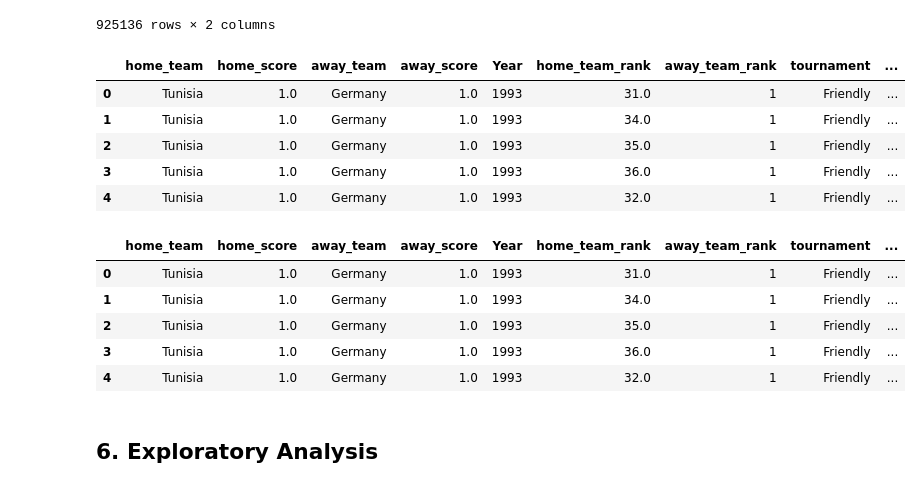
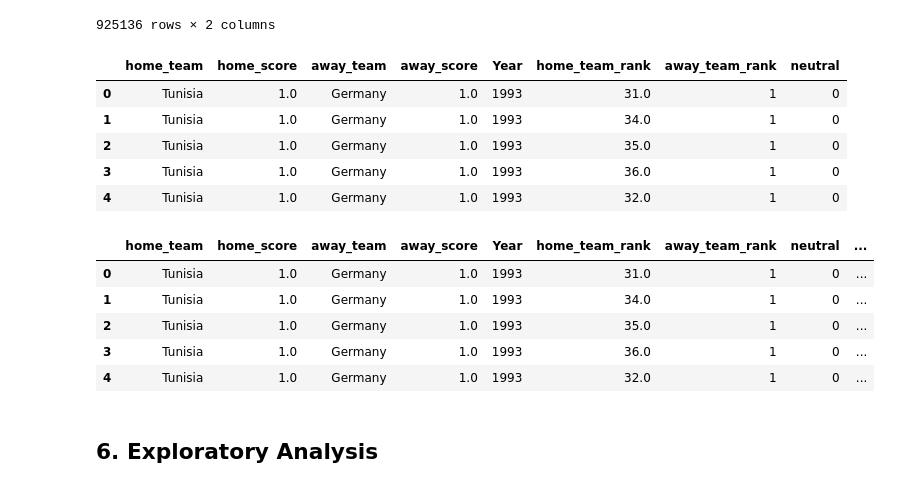
Before and after one commit to mburu-mwangi/Moringa-Machine-Learning-Wk-1, a Jupyter notebook: Moringa_Data_Science_Core_W6_Independent_Project_2021_10_Alfonce_Mwangi_Python_Notebook.ipynb, the cells around one changed output. Cells and saved outputs as stored; diff of their text form; code cells hidden in the pictures.

```diff
--- a/Moringa_Data_Science_Core_W6_Independent_Project_2021_10_Alfonce_Mwangi_Python_Notebook.ipynb
+++ b/Moringa_Data_Science_Core_W6_Independent_Project_2021_10_Alfonce_Mwangi_Python_Notebook.ipynb
@@ -627,15 +630,15 @@ Status
 # %%
 # Dropping the columns that won't be used in regression
 #
-result_ranking.drop(['status'],axis=1,inplace=True)
+result_ranking.drop(['status','tournament'],axis=1,inplace=True)
 result_ranking.head()
 # %% [output]
-|  | home_team | home_score | away_team | away_score | Year | home_team_rank | away_team_rank | tournament | ... |
-| 0 | Tunisia | 1.0 | Germany | 1.0 | 1993 | 31.0 | 1 | Friendly | ... |
-| 1 | Tunisia | 1.0 | Germany | 1.0 | 1993 | 34.0 | 1 | Friendly | ... |
-| 2 | Tunisia | 1.0 | Germany | 1.0 | 1993 | 35.0 | 1 | Friendly | ... |
-| 3 | Tunisia | 1.0 | Germany | 1.0 | 1993 | 36.0 | 1 | Friendly | ... |
-| 4 | Tunisia | 1.0 | Germany | 1.0 | 1993 | 32.0 | 1 | Friendly | ... |
+|  | home_team | home_score | away_team | away_score | Year | home_team_rank | away_team_rank | neutral |
+| 0 | Tunisia | 1.0 | Germany | 1.0 | 1993 | 31.0 | 1 | 0 |
+| 1 | Tunisia | 1.0 | Germany | 1.0 | 1993 | 34.0 | 1 | 0 |
+| 2 | Tunisia | 1.0 | Germany | 1.0 | 1993 | 35.0 | 1 | 0 |
+| 3 | Tunisia | 1.0 | Germany | 1.0 | 1993 | 36.0 | 1 | 0 |
+| 4 | Tunisia | 1.0 | Germany | 1.0 | 1993 | 32.0 | 1 | 0 |
 # %%
 # Concatinating the new numerical status and the rest of the data
 #
@@ -644,12 +647,12 @@ fifa_data = pd.concat([result_ranking, Status], axis=1)
 # Checking the data
 fifa_data.head()
 # %% [output]
-|  | home_team | home_score | away_team | away_score | Year | home_team_rank | away_team_rank | tournament | ... |
-| 0 | Tunisia | 1.0 | Germany | 1.0 | 1993 | 31.0 | 1 | Friendly | ... |
-| 1 | Tunisia | 1.0 | Germany | 1.0 | 1993 | 34.0 | 1 | Friendly | ... |
-| 2 | Tunisia | 1.0 | Germany | 1.0 | 1993 | 35.0 | 1 | Friendly | ... |
-| 3 | Tunisia | 1.0 | Germany | 1.0 | 1993 | 36.0 | 1 | Friendly | ... |
-| 4 | Tunisia | 1.0 | Germany | 1.0 | 1993 | 32.0 | 1 | Friendly | ... |
+|  | home_team | home_score | away_team | away_score | Year | home_team_rank | away_team_rank | neutral | ... |
+| 0 | Tunisia | 1.0 | Germany | 1.0 | 1993 | 31.0 | 1 | 0 | ... |
+| 1 | Tunisia | 1.0 | Germany | 1.0 | 1993 | 34.0 | 1 | 0 | ... |
+| 2 | Tunisia | 1.0 | Germany | 1.0 | 1993 | 35.0 | 1 | 0 | ... |
+| 3 | Tunisia | 1.0 | Germany | 1.0 | 1993 | 36.0 | 1 | 0 | ... |
+| 4 | Tunisia | 1.0 | Germany | 1.0 | 1993 | 32.0 | 1 | 0 | ... |
 # %% [markdown]
 ## 6. Exploratory Analysis
 # %% [markdown]
```
Also changed, not shown: parts of 15 cells of this notebook.
